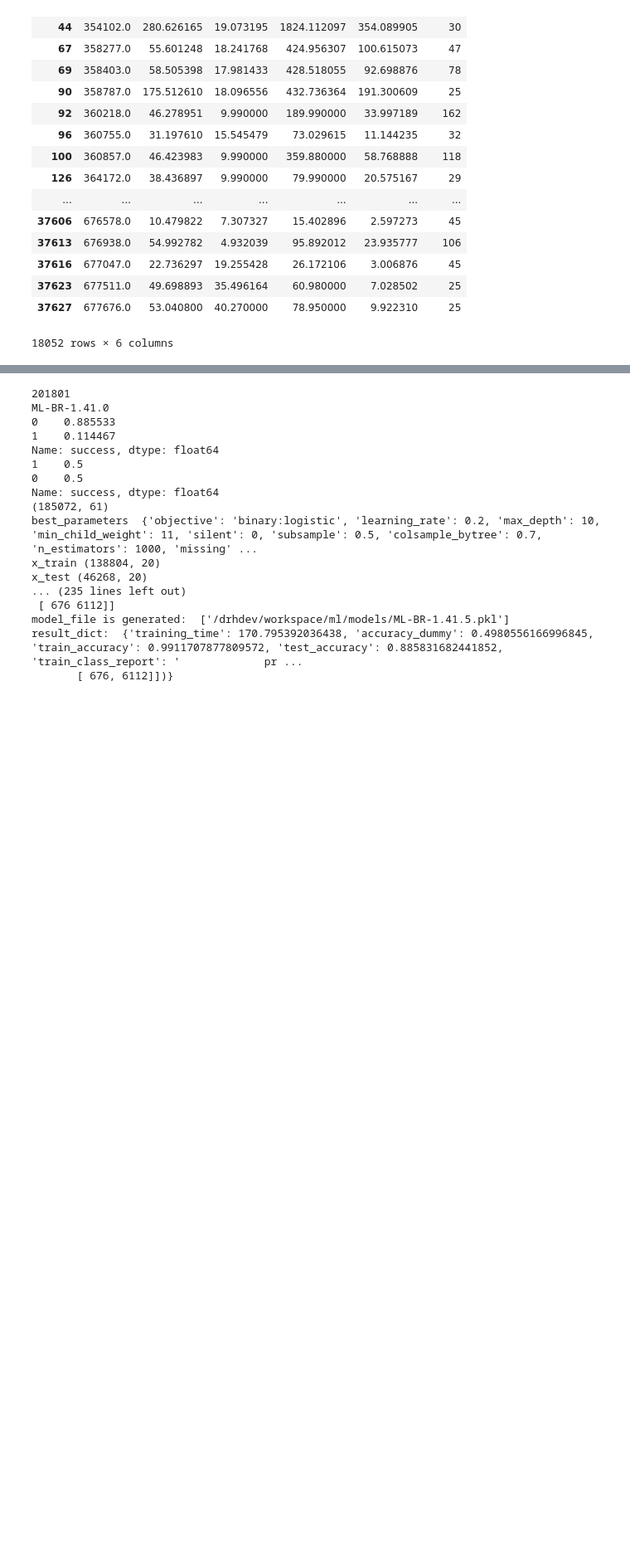
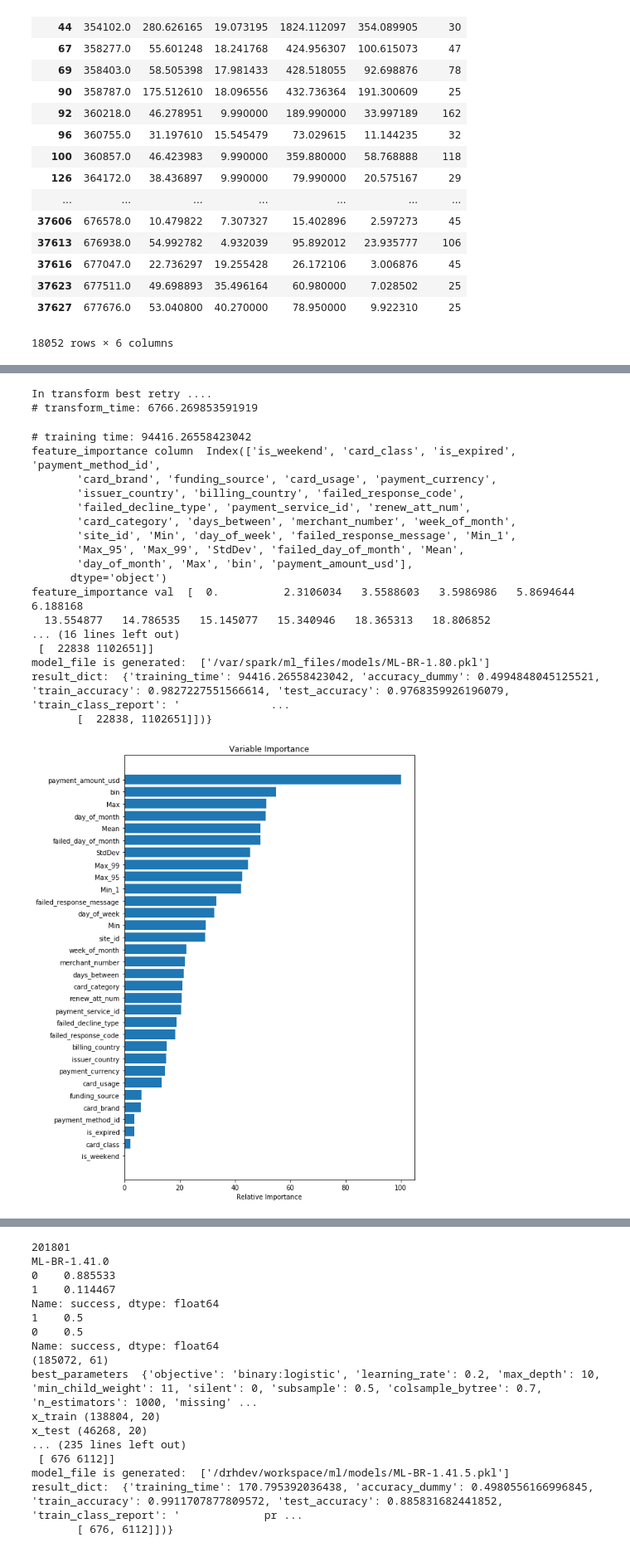
Before and after one commit to songyunlu/ml_training_tool, a Jupyter notebook: srs-train-retry-success.ipynb, the cells around one changed output, grey strips where cells are left out. Shown at 83% size. Drawn from its saved outputs; the diff is of its cells as text; code cells hidden in the pictures; blank space fills up the shorter version.

```diff
--- a/srs-train-retry-success.ipynb
+++ b/srs-train-retry-success.ipynb
@@ -312,0 +209,9 @@ retry_success.shape
+# %%
+def fail_date_newer(row):
+    try:
+        fail_date = to_date(row['failed_attempt_date'])
+        txn_date = to_date(row['transaction_date_in_string'])
+    except Exception as ex:
+        print("Found exception converting date for row: {}. Ex:{}".format(row, ex))
+        return True
+    return fail_date > txn_date
@@ -321,7 +254,7 @@ def balancing_class(df_ml):
 # #     df_cls_0_over = df_cls_0.sample(len(df_cls_1), replace=True)
 # #     df_ml_bl = pd.concat([df_cls_0_over, df_cls_1], axis=0)
     df_cls_1_over = df_cls_1.sample(len(df_cls_0), replace=True)
-    df_ml_bl = pd.concat([df_cls_1_over, df_cls_0], axis=0)
+    df_ml_bl = pd.concat([df_cls_1_over, df_cls_0], axis=0, ignore_index=False)
 
 #     #under sampling
 #     df_cls_1_under = df_cls_1.sample(len(df_cls_0), replace=True)
@@ -633,0 +1074,47 @@ def upload_artifact(file_path):
+# %%
+""" Train the model"""
+
+#XGBoost Classifier
+from xgboost import XGBClassifier
+# import xgboost as xgb
+classifier = XGBClassifier
+
+tuned_parameters = {
+              'objective':['binary:logistic'],
+              'learning_rate': [0.2], #so called `eta` value
+              'max_depth': [10],
+              'min_child_weight': [11],
+              'silent': [0],
+              'subsample': [0.5],
+              'colsample_bytree': [0.7],
+#               'n_estimators': [500, 1000], #number of trees, change it to 1000 for better results
+              'n_estimators': [1000], #number of trees, change it to 1000 for better results
+              'missing':[-999],
+              'seed': [1337]}
+
+best_parameters = {
+              'objective': 'binary:logistic',
+              'learning_rate': 0.2, #so called `eta` value
+              'max_depth': 10,
+              'min_child_weight': 11,
+              'silent': 0,
+              'subsample': 0.5,
+              'colsample_bytree': 0.7,
+#               'n_estimators': [500, 1000], #number of trees, change it to 1000 for better results
+              'n_estimators': 1000, #number of trees, change it to 1000 for better results
+              'missing':-999,
+              'seed': 1337}
+
+model_file = ''
+# for idx, df_2018_f in enumerate(df_2018_filtered):
+#     print("Iteration: ", idx)
+model_id = 'ML-BR-1'
+version = get_latest_version(model_id) + 1
+model_name = model_id + '.' + str(version)
+retry_success_balanced_all = retry_success_balanced_all.reset_index()
+
+xgb_clf, result_d = build_and_train(retry_success_balanced_all, classifier, tuned_parameters, 'xgbclassifier', model_file, best_param=best_parameters)
+model_file, model_file_name = write_model(xgb_clf, model_name)
+print("model_file is generated: ", model_file)
+print("result_dict: ", result_d)
+# %% [output]
@@ -633,0 +1210,20 @@ def upload_artifact(file_path):
+In transform best retry ....
+# transform_time: 6766.269853591919
+# training time: 94416.26558423042
+feature_importance column  Index(['is_weekend', 'card_class', 'is_expired', 'payment_method_id',
+       'card_brand', 'funding_source', 'card_usage', 'payment_currency',
+       'issuer_country', 'billing_country', 'failed_response_code',
+       'failed_decline_type', 'payment_service_id', 'renew_att_num',
+       'card_category', 'days_between', 'merchant_number', 'week_of_month',
+       'site_id', 'Min', 'day_of_week', 'failed_response_message', 'Min_1',
+       'Max_95', 'Max_99', 'StdDev', 'failed_day_of_month', 'Mean',
+       'day_of_month', 'Max', 'bin', 'payment_amount_usd'],
+      dtype='object')
+feature_importance val  [  0.          2.3106034   3.5588603   3.5986986   5.8694644   6.188168
+  13.554877   14.786535   15.145077   15.340946   18.365313   18.806852
+... (16 lines left out)
+ [  22838 1102651]]
+model_file is generated:  ['/var/spark/ml_files/models/ML-BR-1.80.pkl']
+result_dict:  {'training_time': 94416.26558423042, 'accuracy_dummy': 0.4994848045125521, 'train_accuracy': 0.9827227551566614, 'test_accuracy': 0.9768359926196079, 'train_class_report': '              ...
+       [  22838, 1102651]])}
+[figure, added]
```
Also changed, not shown: parts of 58 cells of this notebook, 1 other file.
